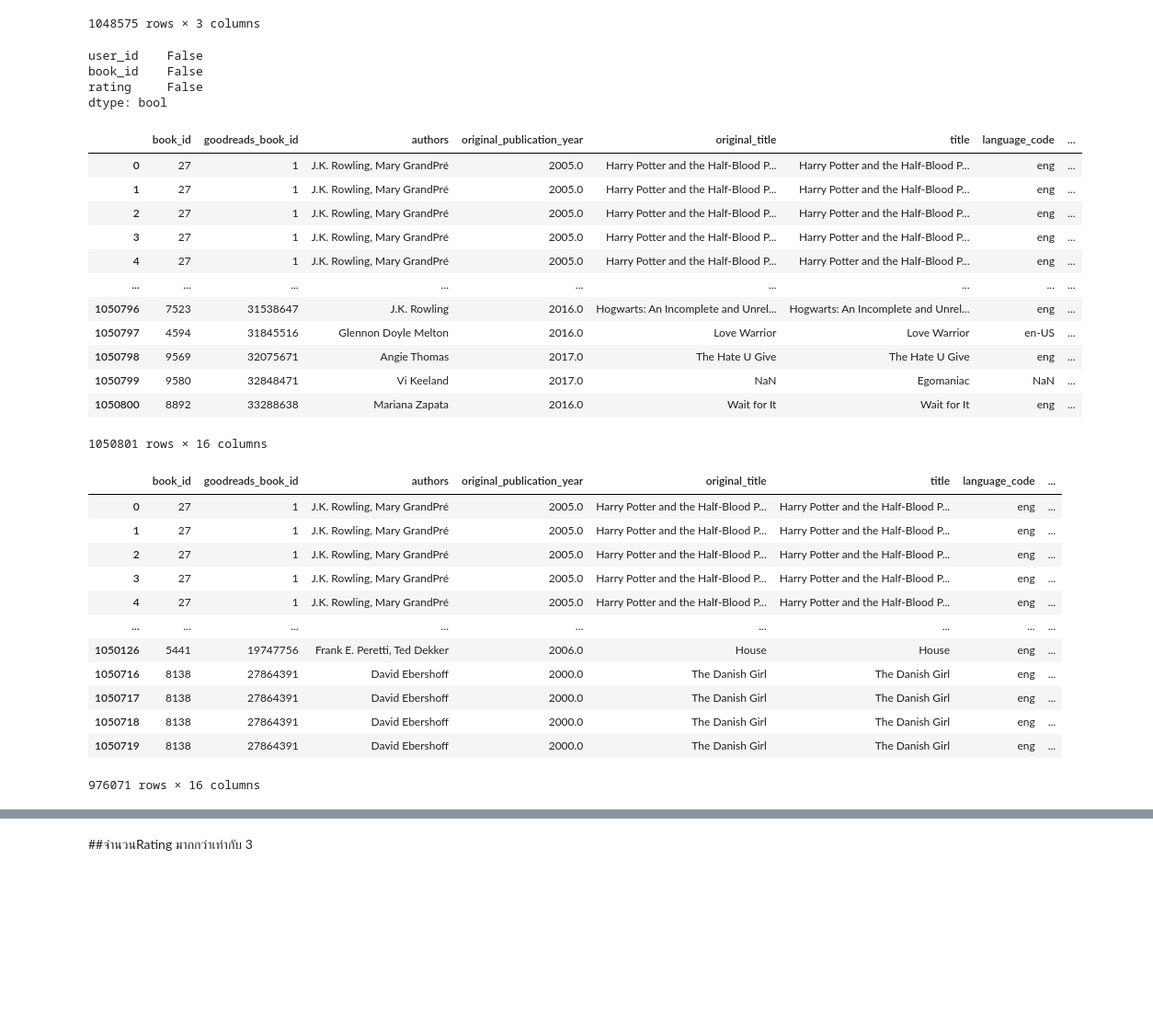
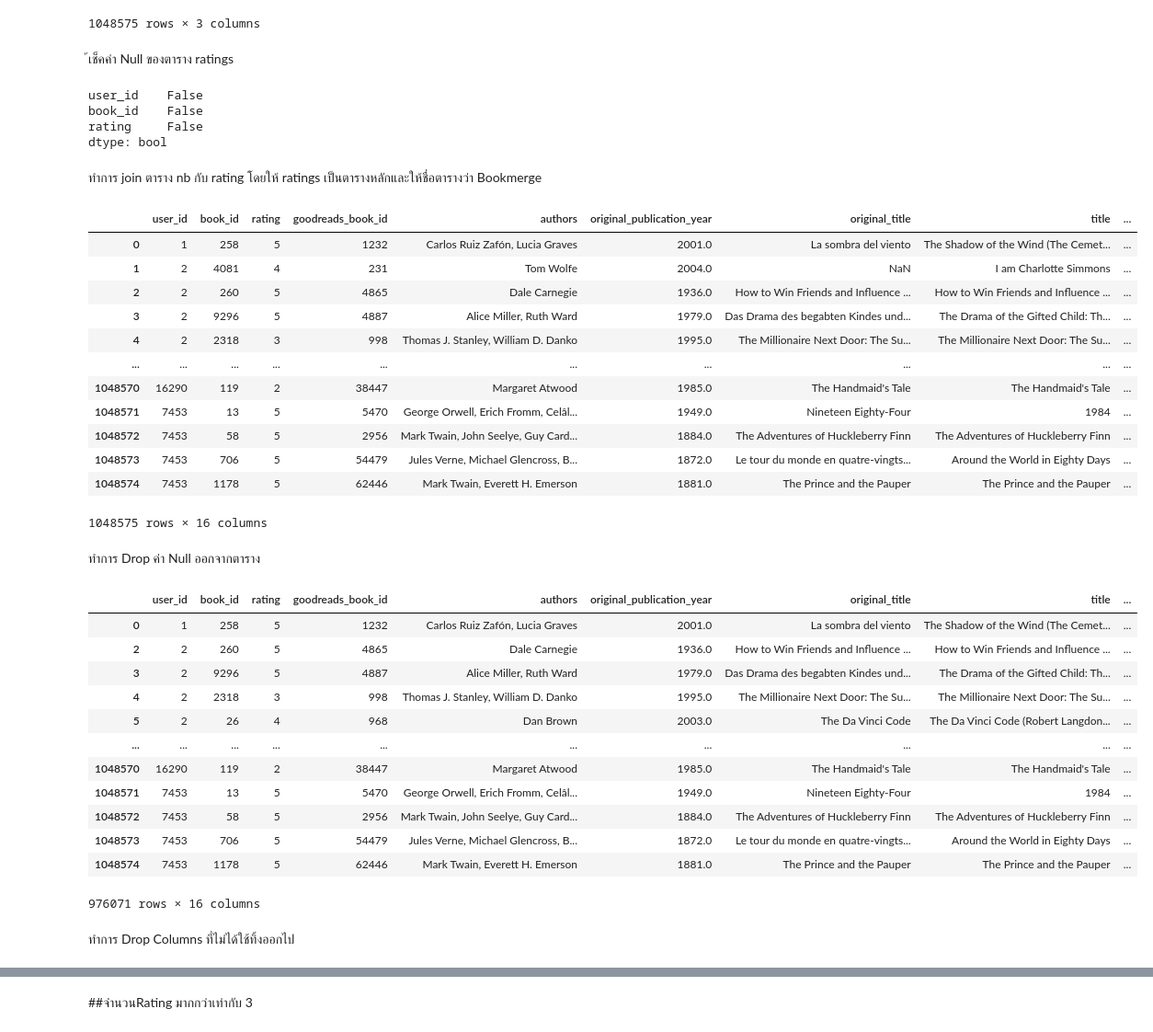
Before and after one commit to Toeylik/kku_data_mining, a Jupyter notebook: Project.ipynb, the cells around one changed output, grey strips where cells are left out. Shown: that part at 92% size. Cells and saved outputs as stored; diff of their text form; code cells hidden in the pictures; blank space fills up the shorter version.

```diff
--- a/Project.ipynb
+++ b/Project.ipynb
@@ -62,6 +78,8 @@ ratings
 | 1048573 | 7453 | 706 | 5 |
 | 1048574 | 7453 | 1178 | 5 |
 1048575 rows × 3 columns
+# %% [markdown]
+้เช็คค่า Null ของตาราง ratings
 # %%
 ratings.isnull().any()
 # %% [output]
@@ -69,40 +87,46 @@ user_id    False
 book_id    False
 rating     False
 dtype: bool
+# %% [markdown]
+ทำการ join ตาราง  nb กับ rating โดยให้ ratings เป็นตารางหลักและให้ชื่อตารางว่า Bookmerge
 # %%
-bookmerge = nb.merge(ratings,how='left', left_on='book_id',right_on='book_id')
+bookmerge = ratings.merge(nb,how='left', left_on='book_id',right_on='book_id')
 bookmerge
 # %% [output]
-|  | book_id | goodreads_book_id | authors | original_publication_year | original_title | title | language_code | ... |
-| 0 | 27 | 1 | J.K. Rowling, Mary GrandPré | 2005.0 | Harry Potter and the Half-Blood P... | Harry Potter and the Half-Blood P... | eng | ... |
-| 1 | 27 | 1 | J.K. Rowling, Mary GrandPré | 2005.0 | Harry Potter and the Half-Blood P... | Harry Potter and the Half-Blood P... | eng | ... |
-| 2 | 27 | 1 | J.K. Rowling, Mary GrandPré | 2005.0 | Harry Potter and the Half-Blood P... | Harry Potter and the Half-Blood P... | eng | ... |
-| 3 | 27 | 1 | J.K. Rowling, Mary GrandPré | 2005.0 | Harry Potter and the Half-Blood P... | Harry Potter and the Half-Blood P... | eng | ... |
-| 4 | 27 | 1 | J.K. Rowling, Mary GrandPré | 2005.0 | Harry Potter and the Half-Blood P... | Harry Potter and the Half-Blood P... | eng | ... |
-| ... | ... | ... | ... | ... | ... | ... | ... | ... |
-| 1050796 | 7523 | 31538647 | J.K. Rowling | 2016.0 | Hogwarts: An Incomplete and Unrel... | Hogwarts: An Incomplete and Unrel... | eng | ... |
-| 1050797 | 4594 | 31845516 | Glennon Doyle Melton | 2016.0 | Love Warrior | Love Warrior | en-US | ... |
-| 1050798 | 9569 | 32075671 | Angie Thomas | 2017.0 | The Hate U Give | The Hate U Give | eng | ... |
-| 1050799 | 9580 | 32848471 | Vi Keeland | 2017.0 | NaN | Egomaniac | NaN | ... |
-| 1050800 | 8892 | 33288638 | Mariana Zapata | 2016.0 | Wait for It | Wait for It | eng | ... |
+|  | user_id | book_id | rating | goodreads_book_id | authors | original_publication_year | original_title | title | ... |
+| 0 | 1 | 258 | 5 | 1232 | Carlos Ruiz Zafón, Lucia Graves | 2001.0 | La sombra del viento | The Shadow of the Wind (The Cemet... | ... |
+| 1 | 2 | 4081 | 4 | 231 | Tom Wolfe | 2004.0 | NaN | I am Charlotte Simmons | ... |
+| 2 | 2 | 260 | 5 | 4865 | Dale Carnegie | 1936.0 | How to Win Friends and Influence ... | How to Win Friends and Influence ... | ... |
+| 3 | 2 | 9296 | 5 | 4887 | Alice Miller, Ruth Ward | 1979.0 | Das Drama des begabten Kindes und... | The Drama of the Gifted Child: Th... | ... |
+| 4 | 2 | 2318 | 3 | 998 | Thomas J. Stanley, William D. Danko | 1995.0 | The Millionaire Next Door: The Su... | The Millionaire Next Door: The Su... | ... |
+| ... | ... | ... | ... | ... | ... | ... | ... | ... | ... |
+| 1048570 | 16290 | 119 | 2 | 38447 | Margaret Atwood | 1985.0 | The Handmaid's Tale | The Handmaid's Tale | ... |
+| 1048571 | 7453 | 13 | 5 | 5470 | George Orwell, Erich Fromm, Celâl... | 1949.0 | Nineteen Eighty-Four | 1984 | ... |
+| 1048572 | 7453 | 58 | 5 | 2956 | Mark Twain, John Seelye, Guy Card... | 1884.0 | The Adventures of Huckleberry Finn | The Adventures of Huckleberry Finn | ... |
+| 1048573 | 7453 | 706 | 5 | 54479 | Jules Verne, Michael Glencross, B... | 1872.0 | Le tour du monde en quatre-vingts... | Around the World in Eighty Days | ... |
+| 1048574 | 7453 | 1178 | 5 | 62446 | Mark Twain, Everett H. Emerson | 1881.0 | The Prince and the Pauper | The Prince and the Pauper | ... |
-1050801 rows × 16 columns
+1048575 rows × 16 columns
+# %% [markdown]
+ทำการ Drop ค่า Null ออกจากตาราง
 # %%
 bookmerge = bookmerge.dropna()
 bookmerge
 # %% [output]
-|  | book_id | goodreads_book_id | authors | original_publication_year | original_title | title | language_code | ... |
-| 0 | 27 | 1 | J.K. Rowling, Mary GrandPré | 2005.0 | Harry Potter and the Half-Blood P... | Harry Potter and the Half-Blood P... | eng | ... |
-| 1 | 27 | 1 | J.K. Rowling, Mary GrandPré | 2005.0 | Harry Potter and the Half-Blood P... | Harry Potter and the Half-Blood P... | eng | ... |
-| 2 | 27 | 1 | J.K. Rowling, Mary GrandPré | 2005.0 | Harry Potter and the Half-Blood P... | Harry Potter and the Half-Blood P... | eng | ... |
-| 3 | 27 | 1 | J.K. Rowling, Mary GrandPré | 2005.0 | Harry Potter and the Half-Blood P... | Harry Potter and the Half-Blood P... | eng | ... |
-| 4 | 27 | 1 | J.K. Rowling, Mary GrandPré | 2005.0 | Harry Potter and the Half-Blood P... | Harry Potter and the Half-Blood P... | eng | ... |
-| ... | ... | ... | ... | ... | ... | ... | ... | ... |
-| 1050126 | 5441 | 19747756 | Frank E. Peretti, Ted Dekker | 2006.0 | House | House | eng | ... |
-| 1050716 | 8138 | 27864391 | David Ebershoff | 2000.0 | The Danish Girl | The Danish Girl | eng | ... |
-| 1050717 | 8138 | 27864391 | David Ebershoff | 2000.0 | The Danish Girl | The Danish Girl | eng | ... |
-| 1050718 | 8138 | 27864391 | David Ebershoff | 2000.0 | The Danish Girl | The Danish Girl | eng | ... |
-| 1050719 | 8138 | 27864391 | David Ebershoff | 2000.0 | The Danish Girl | The Danish Girl | eng | ... |
+|  | user_id | book_id | rating | goodreads_book_id | authors | original_publication_year | original_title | title | ... |
+| 0 | 1 | 258 | 5 | 1232 | Carlos Ruiz Zafón, Lucia Graves | 2001.0 | La sombra del viento | The Shadow of the Wind (The Cemet... | ... |
+| 2 | 2 | 260 | 5 | 4865 | Dale Carnegie | 1936.0 | How to Win Friends and Influence ... | How to Win Friends and Influence ... | ... |
+| 3 | 2 | 9296 | 5 | 4887 | Alice Miller, Ruth Ward | 1979.0 | Das Drama des begabten Kindes und... | The Drama of the Gifted Child: Th... | ... |
+| 4 | 2 | 2318 | 3 | 998 | Thomas J. Stanley, William D. Danko | 1995.0 | The Millionaire Next Door: The Su... | The Millionaire Next Door: The Su... | ... |
+| 5 | 2 | 26 | 4 | 968 | Dan Brown | 2003.0 | The Da Vinci Code | The Da Vinci Code (Robert Langdon... | ... |
+| ... | ... | ... | ... | ... | ... | ... | ... | ... | ... |
+| 1048570 | 16290 | 119 | 2 | 38447 | Margaret Atwood | 1985.0 | The Handmaid's Tale | The Handmaid's Tale | ... |
+| 1048571 | 7453 | 13 | 5 | 5470 | George Orwell, Erich Fromm, Celâl... | 1949.0 | Nineteen Eighty-Four | 1984 | ... |
+| 1048572 | 7453 | 58 | 5 | 2956 | Mark Twain, John Seelye, Guy Card... | 1884.0 | The Adventures of Huckleberry Finn | The Adventures of Huckleberry Finn | ... |
+| 1048573 | 7453 | 706 | 5 | 54479 | Jules Verne, Michael Glencross, B... | 1872.0 | Le tour du monde en quatre-vingts... | Around the World in Eighty Days | ... |
+| 1048574 | 7453 | 1178 | 5 | 62446 | Mark Twain, Everett H. Emerson | 1881.0 | The Prince and the Pauper | The Prince and the Pauper | ... |
 976071 rows × 16 columns
+# %% [markdown]
+ทำการ Drop Columns ที่ไม่ได้ใช้ทิ้งออกไป
 # %%
 bookmerge.drop(columns=['language_code','original_publication_year','medium_image_url','small_image_url','desc','image_url'])
 # %% [output]
```
Also changed, not shown: parts of 24 cells of this notebook.
